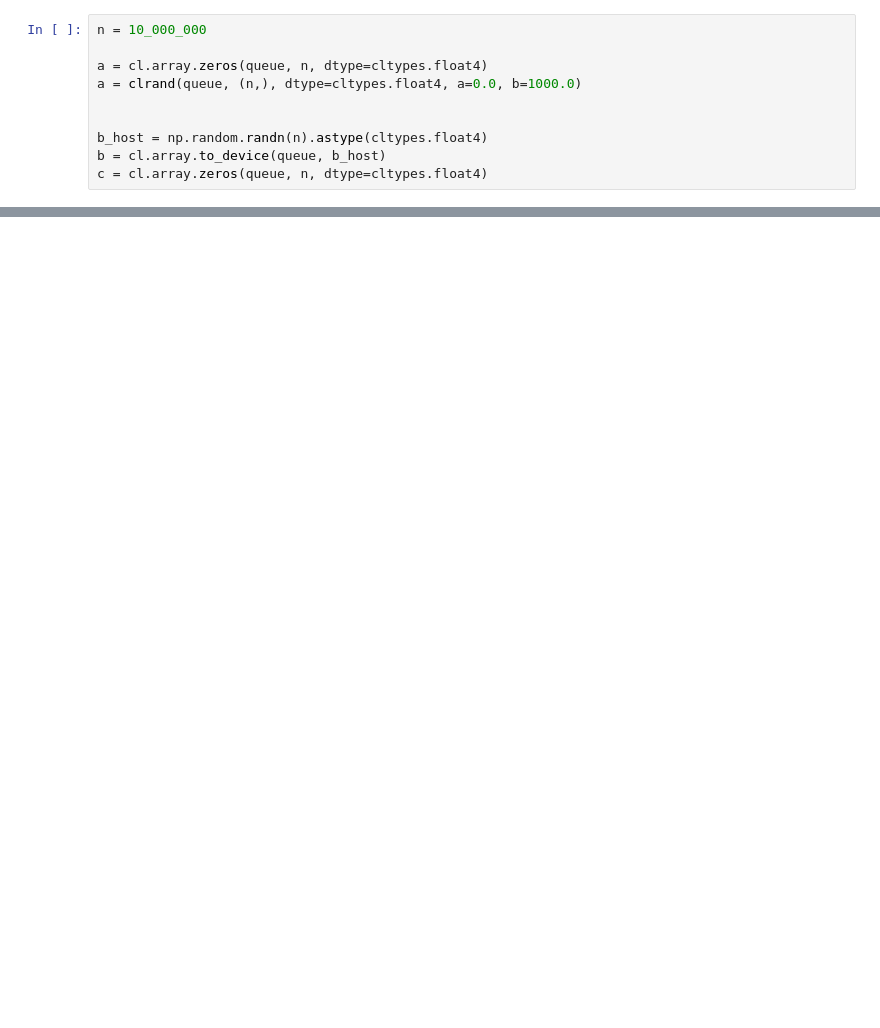
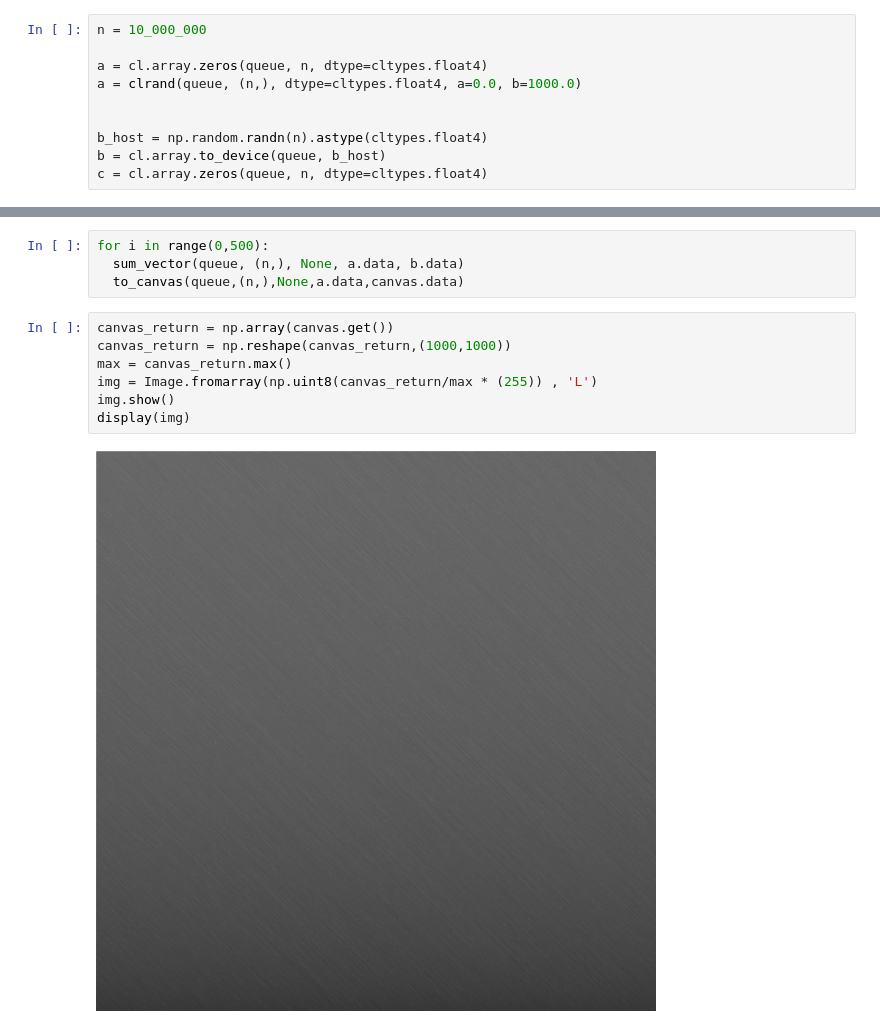
Before and after one commit to ben-oxley/colab-opencl-experiments, a Jupyter notebook: particle-sim.ipynb, the cells around one changed output, grey strips where cells are left out. Saved outputs shown, nothing was run; the diff lists cells and outputs as text; blank space fills up the shorter version.

```diff
--- a/particle-sim.ipynb
+++ b/particle-sim.ipynb
@@ -96 +93,14 @@ display(img)
 [figure]
+# %%
+for i in range(0,500):
+  sum_vector(queue, (n,), None, a.data, b.data)
+  to_canvas(queue,(n,),None,a.data,canvas.data)
+# %%
+canvas_return = np.array(canvas.get())
+canvas_return = np.reshape(canvas_return,(1000,1000))
+max = canvas_return.max()
+img = Image.fromarray(np.uint8(canvas_return/max * (255)) , 'L')
+img.show()
+display(img)
+# %% [output]
+[figure, added]
```
Also changed, not shown: parts of 7 cells of this notebook.
